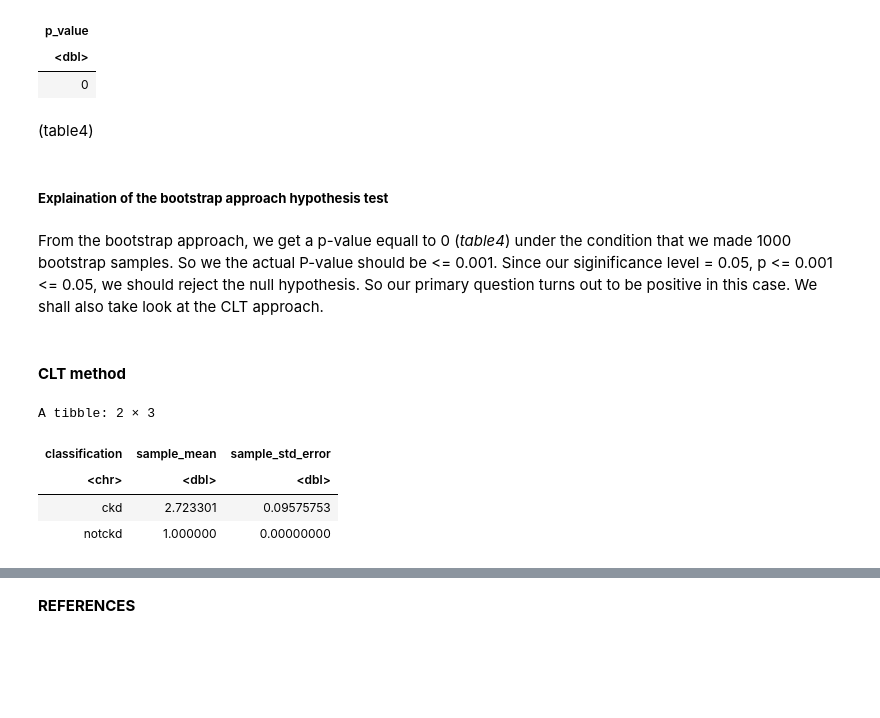
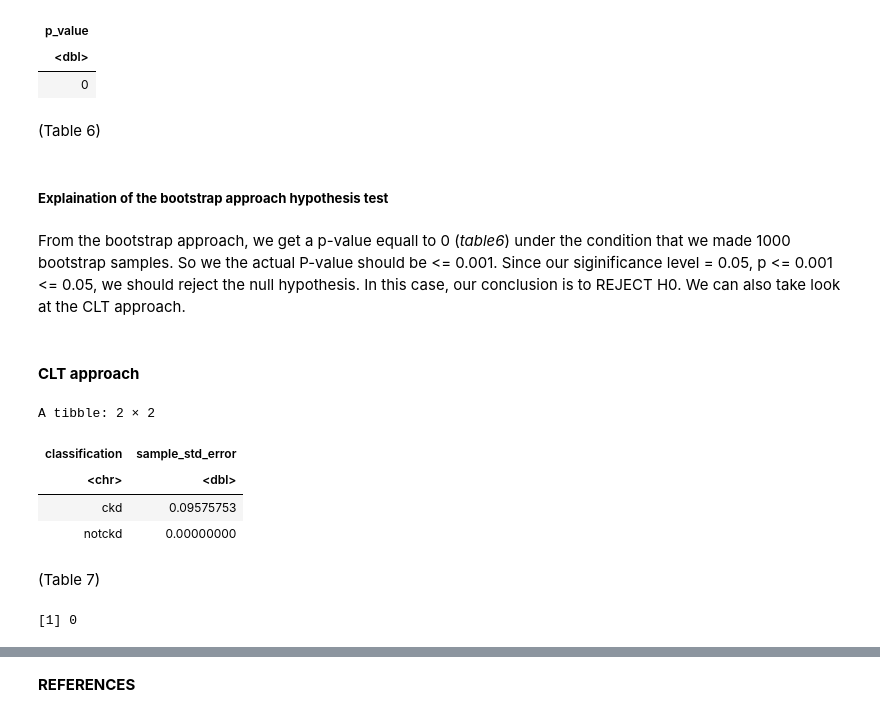
Before and after one commit to mish-salt/Group-14-stat-project, a Jupyter notebook: final report.ipynb, the cells around one changed output, grey strips where cells are left out. Drawn from its saved outputs; the diff is of its cells as text; code cells hidden in the pictures; blank space fills up the shorter version.

Commit message:
edited: hypothesis test + CI + labels

```diff
--- a/final report.ipynb
+++ b/final report.ipynb
@@ -216,25 +230,49 @@ A tibble: 1 × 1
 | <dbl> |
 | 0 |
 # %% [markdown]
-(table4)
+(Table 6)
 # %% [markdown]
 ##### **Explaination of the bootstrap approach hypothesis test**
 # %% [markdown]
-From the bootstrap approach, we get a p-value equall to 0 (*table4*) under the condition that we made 1000 bootstrap samples. So we the actual P-value should be <= 0.001. Since our siginificance level = 0.05, p <= 0.001 <= 0.05, we should reject the null hypothesis. So our primary question turns out to be positive in this case. We shall also take look at the CLT approach.
+From the bootstrap approach, we get a p-value equall to 0 (*table6*) under the condition that we made 1000 bootstrap samples. So we the actual P-value should be <= 0.001. Since our siginificance level = 0.05, p <= 0.001 <= 0.05, we should reject the null hypothesis. In this case, our conclusion is to REJECT H0. We can also take look at the CLT approach.
 # %% [markdown]
-#### **CLT method**
+#### **CLT approach**
 # %%
-#get means and sds of ckd/notckd groups
+#get the standard deviation of ckd/notckd groups
 ckd_data_summary <-
     ckd_data %>%
     group_by(classification) %>%
-    summarise(sample_mean = mean(albumin_level),
-              sample_std_error = sd(albumin_level)/sqrt(n()))
+    summarise(sample_std_error = sd(albumin_level)/sqrt(n()))
 
 ckd_data_summary
 # %% [output]
-A tibble: 2 × 3
+A tibble: 2 × 2
-| classification | sample_mean | sample_std_error |
-| <chr> | <dbl> | <dbl> |
-| ckd | 2.723301 | 0.09575753 |
-| notckd | 1.000000 | 0.00000000 |
+| classification | sample_std_error |
+| <chr> | <dbl> |
+| ckd | 0.09575753 |
+| notckd | 0.00000000 |
+# %% [markdown]
+(Table 7)
+# %%
+#generating relevant parameters for calculating SE
+ckd_n <- sample_sizes$count[1]
+ckd_var <- ckd_data_summary$sample_std_error[1]^2
+
+notckd_n <- sample_sizes$count[2]
+notckd_var <- ckd_data_summary$sample_std_error[2]^2
+
+#calculating SE:
+se <- sqrt((ckd_var/ckd_n) + (notckd_var/notckd_n))
+
+
+
+#because the sample size is large, it is safe to use the z-distribution and get a similar result
+#calculating the z-value
+#diff = the generated test statistic (difference in mean)
+z <- (diff - 0) / se
+
+#get p value
+p_value <- pnorm(z, lower.tail = FALSE)
+p_value
+# %% [output]
+[1] 0
```
Also changed, not shown: parts of 18 cells of this notebook.
